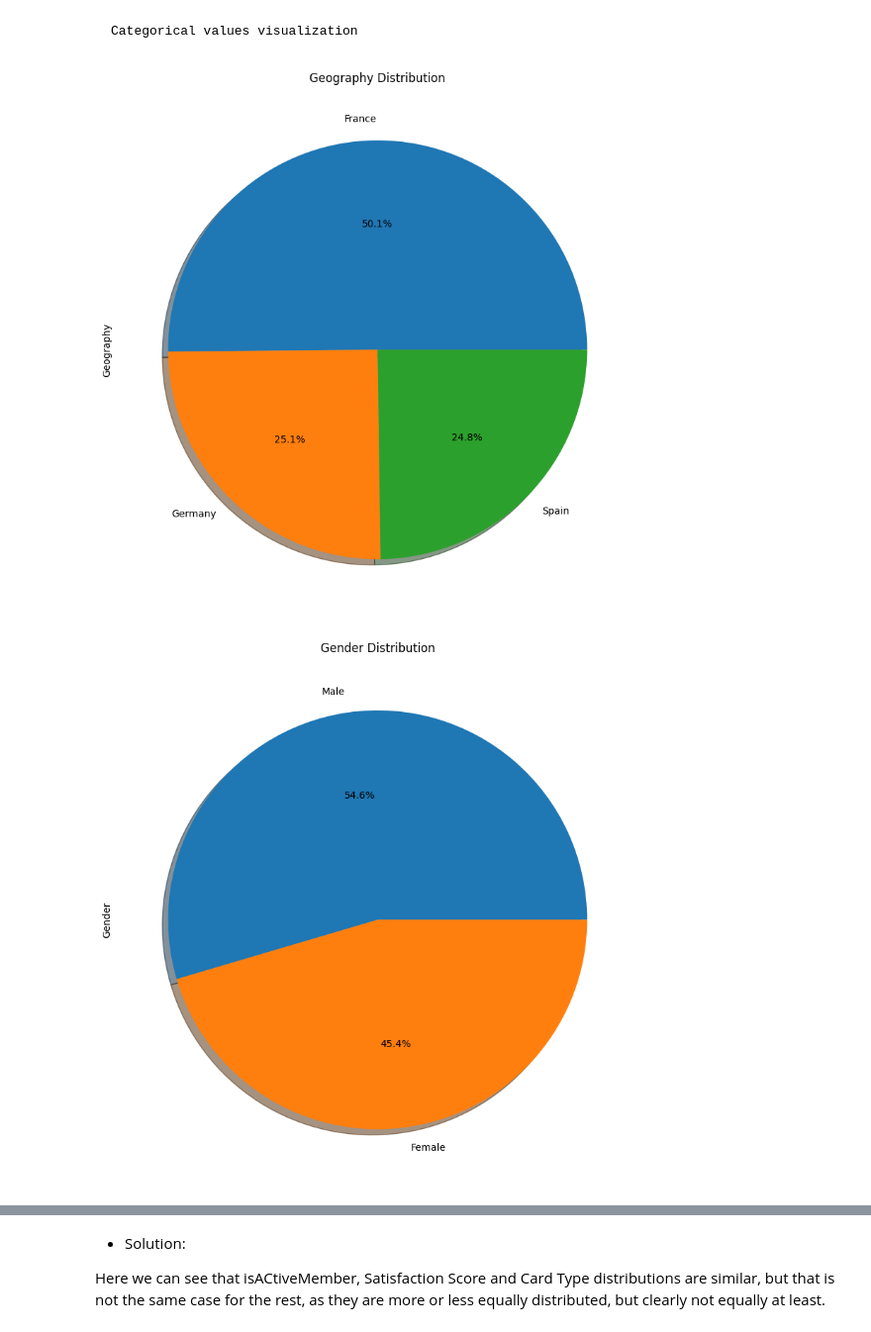
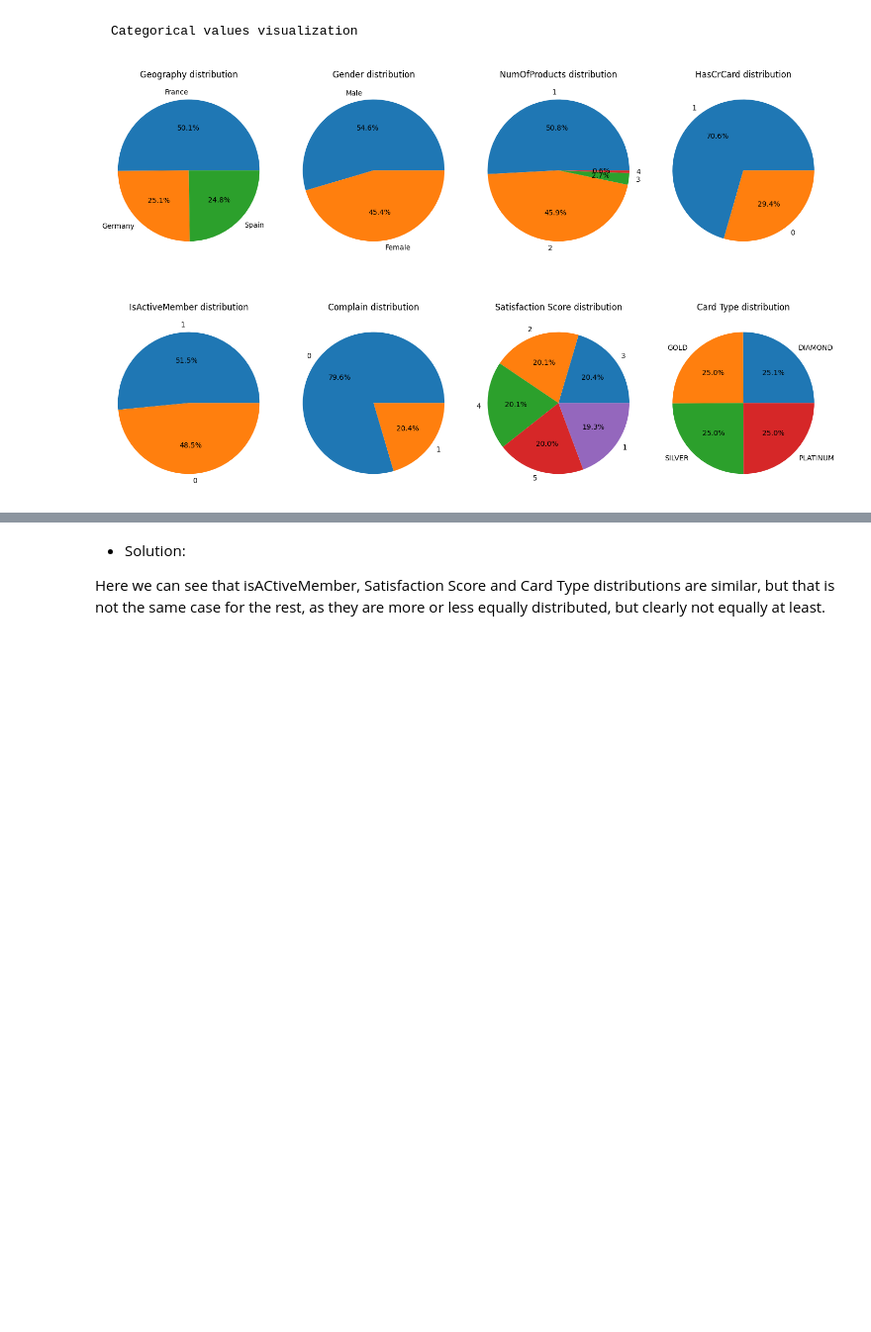
Before and after one commit to MateoPerezSuarez/Bank-Churn-Project, a Jupyter notebook: EDA_process.ipynb, the cells around one changed output, grey strips where cells are left out. Shown at 99% size. Cells and saved outputs as stored; diff of their text form; code cells hidden in the pictures; blank space fills up the shorter version.

Commit message:
categorical

```diff
--- a/EDA_process.ipynb
+++ b/EDA_process.ipynb
@@ -322,14 +322,13 @@ The Credit Score value is mostly concentrated in the middle around 650, in the A
     Categorical values visualization
 # %%
 categorical_columns = ["Geography", "Gender",  "NumOfProducts", "HasCrCard", "IsActiveMember", "Complain", "Satisfaction Score", "Card Type"]
-
-for column in categorical_columns:
-    plt.figure(figsize=(8, 8))
-    data[column].value_counts().plot.pie(autopct='%1.1f%%', shadow=True)
-    plt.ylabel(f'{column}')
-    plt.title(f'{column} Distribution')
-    plt.tight_layout()
-    plt.show()
+plt.figure(figsize=(15, 10))
+for i, column in enumerate(categorical_columns, 1):
+    plt.subplot(2, 4, i)
+    data[column].value_counts().plot.pie(autopct='%1.1f%%')
+    plt.title(f'{column} distribution')
+    plt.ylabel('')
+plt.tight_layout()
+plt.show()
 # %% [output]
-[figure, old version]
+[figure, new version]
-[figure, removed]
```
Also changed, not shown: parts of 1 cell of this notebook.
